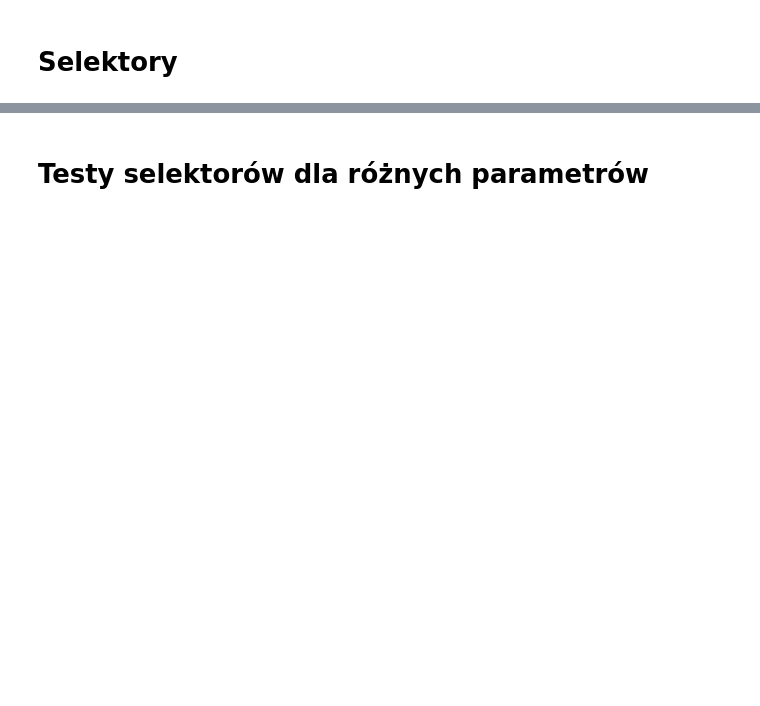
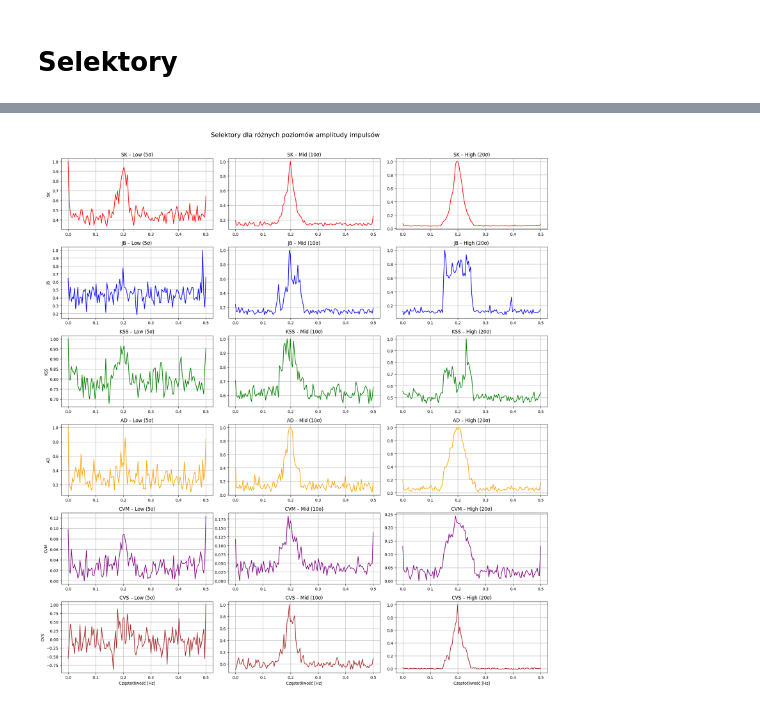
Before and after one commit to MD275996/System-to-identify-anomalies-in-vibration-signals-for-local-damage-detection-in-machines, a Jupyter notebook: main.ipynb, the cells around one changed output, grey strips where cells are left out. Saved outputs shown, nothing was run; the diff lists cells and outputs as text; code cells hidden in the pictures; blank space fills up the shorter version.

```diff
--- a/main.ipynb
+++ b/main.ipynb
@@ -178,24 +178,29 @@ def plot_all_selectors_grid(sigma, fmod):
     ]
 
     # Trzy poziomy B
-    B_values = [
-        ("Niski (5σ)", 5 * sigma),
-        ("Średni (10σ)", 10 * sigma),
-        ("Wysoki (20σ)", 20 * sigma)
+    B_levels = {
+        "Low (5σ)": 5 * sigma,
+        "Mid (10σ)": 10 * sigma,
+        "High (20σ)": 20 * sigma
+    }
+
+    colors = [
+        "red",
+        "blue",
+        "green",
+        "orange",
+        "purple",
+        "brown"
     ]
 
-    # Przygotowanie dużej siatki 6x3
-    fig, axes = plt.subplots(6, 3, figsize=(18, 24))
-    fig.tight_layout(pad=4.0)
+    fig, axes = plt.subplots(len(selector_functions), 3, figsize=(18, 20))
+    fig.suptitle("Selektory dla różnych poziomów amplitudy impulsów", fontsize=16)
 
-    # Iteracja po selektorach (wiersze)
-    for row, (selector_name, selector_fun) in enumerate(selector_functions):
-
-        # Iteracja po wartościach B (kolumny)
-        for col, (B_label, B_value) in enumerate(B_values):
+    for row, ((sel_name, sel_fun), color) in enumerate(zip(selector_functions, colors)):
+        for col, (label, B) in enumerate(B_levels.items()):
 
             # Generowanie nowego sygnału
-            signal = impuls_simulator.gen_signal(B=B_value, fmod=fmod, sigma=sigma)
+            signal = impuls_simulator.gen_signal(B=B, fmod=fmod, sigma=sigma)
 
             # STFT / Spectrogram / Zxx musi być wygenerowane tak jak u Ciebie:
             # (zakładam, że masz coś takiego i używasz dokładnie tak jak wcześniej)
@@ -203,20 +208,20 @@ def plot_all_selectors_grid(sigma, fmod):
             Zxx = np.abs(matrix_Zxx)
 
             # Wyliczamy dany selektor
-            results = selector_fun(Zxx)
+            results = sel_fun(Zxx)
 
-            # Rysowanie
+            # rysowanie
             ax = axes[row, col]
-            ax.plot(array_freq, results)
+            ax.plot(array_freq, results, color=color)
             ax.grid()
+            ax.set_title(f"{sel_name} – {label}")
 
-            # Opisy
-            ax.set_title(f"{selector_name} — {B_label}")
             if col == 0:
-                ax.set_ylabel("Wartość selektora")
+                ax.set_ylabel(sel_name)
             if row == len(selector_functions) - 1:
                 ax.set_xlabel("Częstotliwość [Hz]")
 
+    plt.tight_layout(rect=[0, 0, 1, 0.97])
     plt.show()
 # %% [markdown]
 # Przygotowanie danych
@@ -383,4 +298,4 @@ plt.plot(impuls_amps,results)
-# %% [markdown]
-# Testy selektorów dla różnych parametrów
 # %%
-plot_all_selectors_grid(0.1,30)
+plot_all_selectors_grid(3,30)
+# %% [output]
+[figure, added]
```
Also changed, not shown: parts of 12 cells of this notebook, 7 other files.
